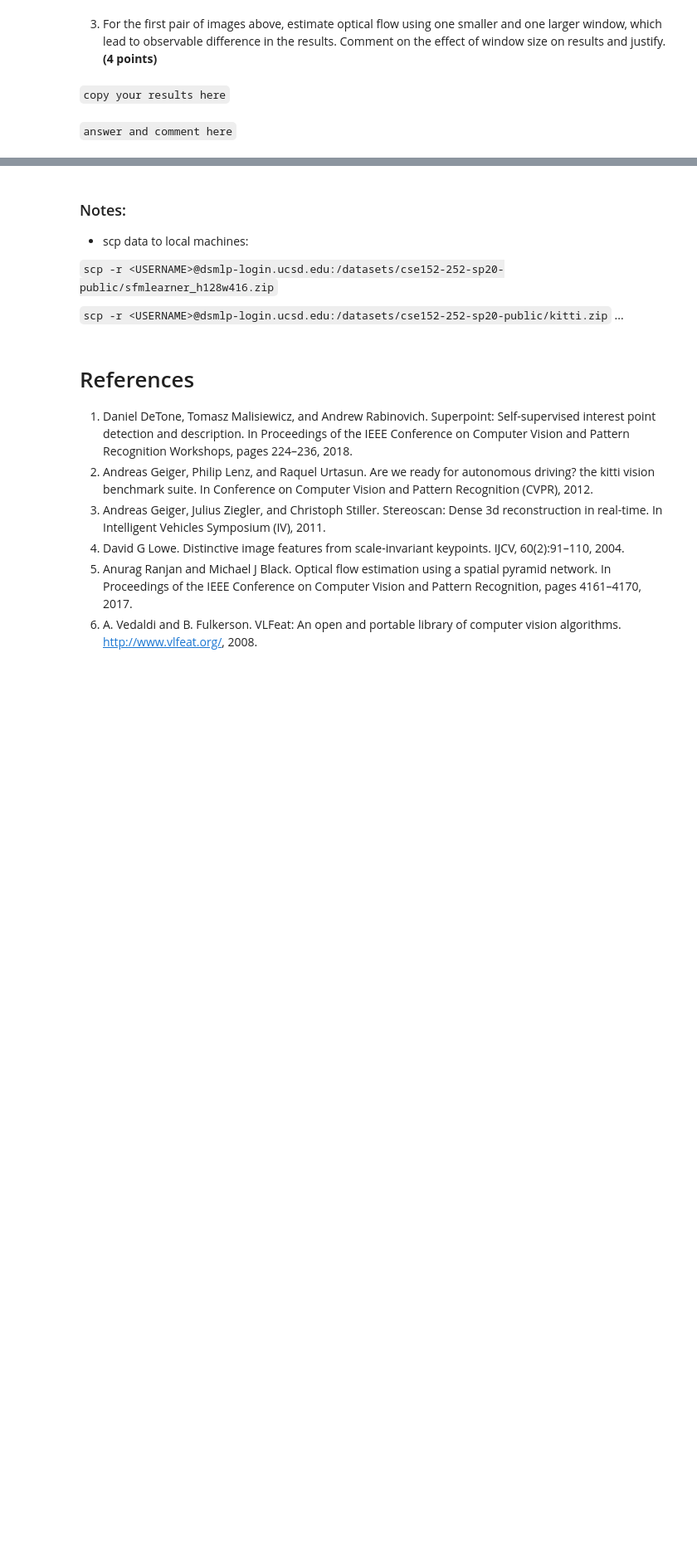
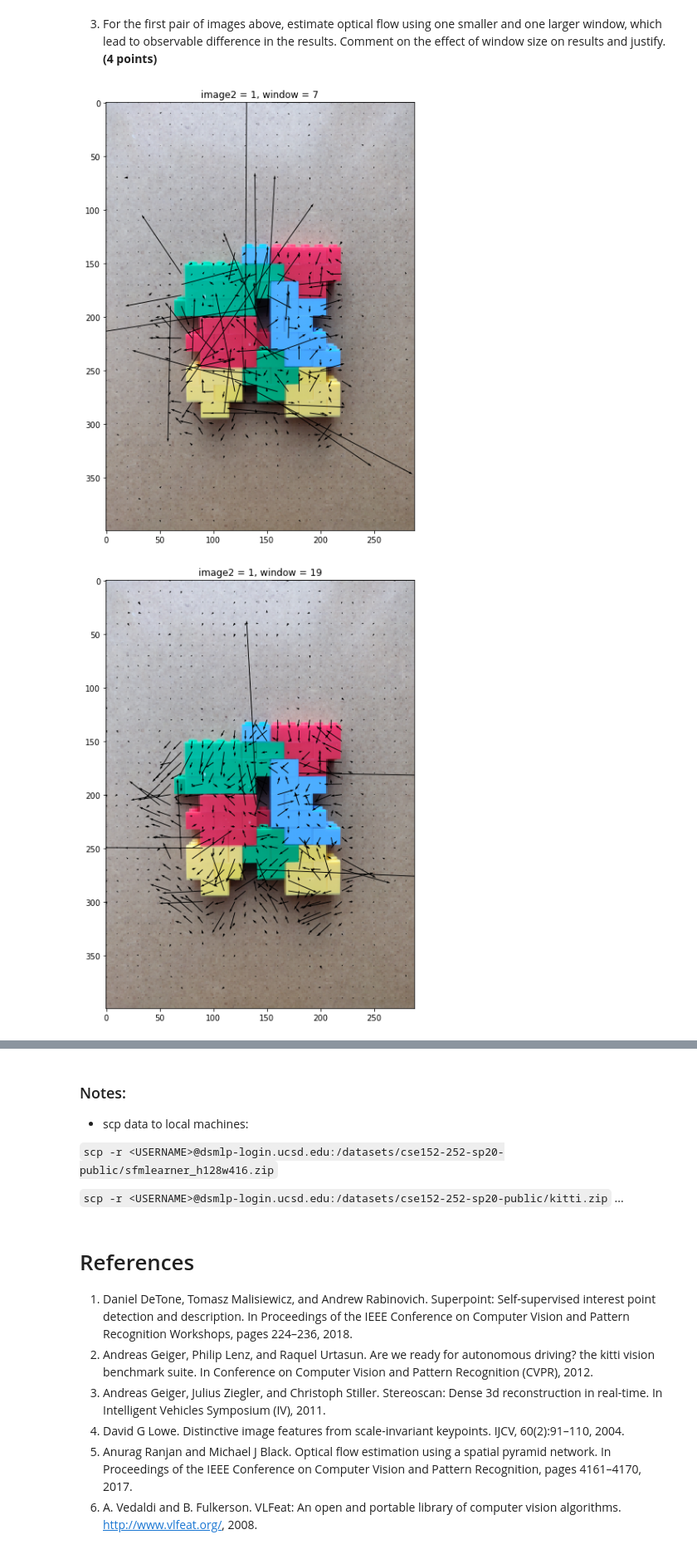
Before and after one commit to rubenren/ComputerVisionClasswork, a Jupyter notebook: 152BCSE/cse152b-hw1-release/hw1-CSE152B.ipynb, the cells around one changed output, grey strips where cells are left out. Shown at 83% size. Cells and saved outputs as stored; diff of their text form; code cells hidden in the pictures; blank space fills up the shorter version.

Commit message:
Put my work in here

```diff
--- a/152BCSE/cse152b-hw1-release/hw1-CSE152B.ipynb
+++ b/152BCSE/cse152b-hw1-release/hw1-CSE152B.ipynb
@@ -311,6 +317,8 @@ In this question you are going to implement the Lucas-Kanade algorithm and test
 # %%
 import numpy as np
 import matplotlib.pyplot as plt
+from scipy.signal import convolve
+from numpy import linalg
 
 def grayscale(img):
     '''
@@ -359,7 +367,40 @@ def LucasKanadeOpticalFlow(im1,im2,window):
     YOUR CODE HERE
     ========== """
 
-    return u, v
+
+#     temporalImg = np.dstack((grayIm1, grayIm1, grayIm2))
+    partialT = im1 - im2 #np.squeeze(convolve(temporalImg, np.array([[[1]], [[0]], [[-1]]]).T, mode='valid'))
+
+    partialX = convolve(im2, np.array([[-1,0,1]]), mode='same')
+    partialY = convolve(im2, np.array([[-1,0,1]]).T, mode='same')
+    partialX2 = np.square(partialX)
+    partialY2 = np.square(partialY)
+    partialXY = partialX * partialY
+    partialXT = partialX * partialT
+    partialYT = partialY * partialT
+
+    # Creating the summation matrices
+    sumX2 = convolve(partialX2, np.ones((window, window)), mode='same')
+    sumXY = convolve(partialXY, np.ones((window, window)), mode='same')
+    sumY2 = convolve(partialY2, np.ones((window, window)), mode='same')
+    sumXT = convolve(partialXT, np.ones((window, window)), mode='same')
+    sumYT = convolve(partialYT, np.ones((window, window)), mode='same')
+
+    U = []
+    V = []
+
+    for tL,bR,tR,timeTop,timeBot in zip(np.nditer(sumX2), np.nditer(sumY2), np.nditer(sumXY), np.nditer(sumXT), np.nditer(sumYT)):
+        M = np.array([[tL, tR], [tR, bR]])
+        b = -np.array([[timeTop], [timeBot]])
+        u = np.matmul(linalg.inv(M), b)
+        U.append(u[0])
+        V.append(u[1])
+
+
+    U = np.reshape(np.asarray(U), im1.shape)
+    V = np.reshape(np.asarray(V), im1.shape)
+
+    return U,V
 # %% [markdown]
 2. Plot optical flow for the three choices for pair of images im1 and im2 specified below, using windows size of 13. For each plot, comment on whether and how the estimated flow matches your the motion visible in the image pair.  **(6 points)**
 # %%
@@ -386,6 +433,13 @@ plot_optical_flow(images[0], U, V, 'image2 = ' + str(3) + ', window = ' + str(wi
 # %% [markdown]
 3. For the first pair of images above, estimate optical flow using one smaller and one larger window, which lead to observable difference in the results. Comment on the effect of window size on results and justify.  **(4 points)**
-# %% [markdown]
-``copy your results here``
-# %% [markdown]
-``answer and comment here``
+# %%
+window = 7
+U, V = LucasKanadeOpticalFlow(grayscale(images[0]),grayscale(images[1]), window)
+plot_optical_flow(images[0], U, V, 'image2 = ' + str(1) + ', window = ' + str(window))
+
+window = 19
+U, V = LucasKanadeOpticalFlow(grayscale(images[0]),grayscale(images[1]), window)
+plot_optical_flow(images[0], U, V, 'image2 = ' + str(1) + ', window = ' + str(window))
+# %% [output]
+[figure, added]
+[figure, added]
```
Also changed, not shown: parts of 26 cells of this notebook.
